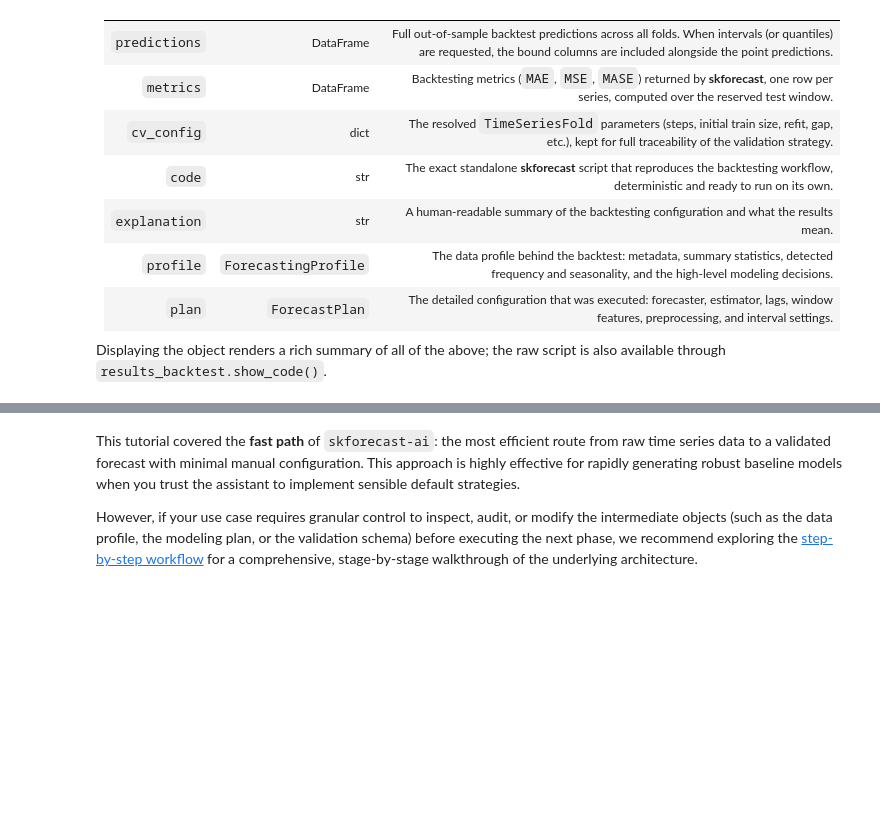
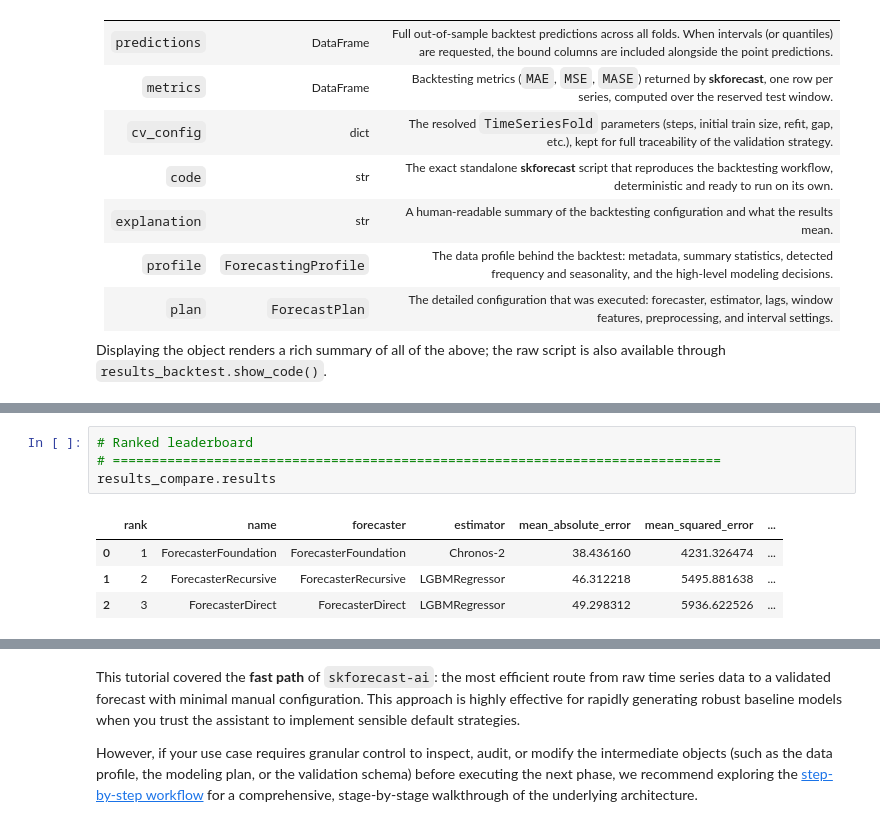
Before and after one commit to skforecast/skforecast-ai, a Jupyter notebook: docs/user-guides/agentic-forecasting.ipynb, the cells around one changed output, grey strips where cells are left out. Saved outputs shown, nothing was run; the diff lists cells and outputs as text; blank space fills up the shorter version.

```diff
--- a/docs/user-guides/agentic-forecasting.ipynb
+++ b/docs/user-guides/agentic-forecasting.ipynb
@@ -690,0 +766,9 @@ results_backtest
+# %%
+# Ranked leaderboard
+# ==============================================================================
+results_compare.results
+# %% [output]
+|  | rank | name | forecaster | estimator | mean_absolute_error | mean_squared_error | ... |
+| 0 | 1 | ForecasterFoundation | ForecasterFoundation | Chronos-2 | 38.436160 | 4231.326474 | ... |
+| 1 | 2 | ForecasterRecursive | ForecasterRecursive | LGBMRegressor | 46.312218 | 5495.881638 | ... |
+| 2 | 3 | ForecasterDirect | ForecasterDirect | LGBMRegressor | 49.298312 | 5936.622526 | ... |
```
Also changed, not shown: parts of 35 cells of this notebook, 23 other files.
